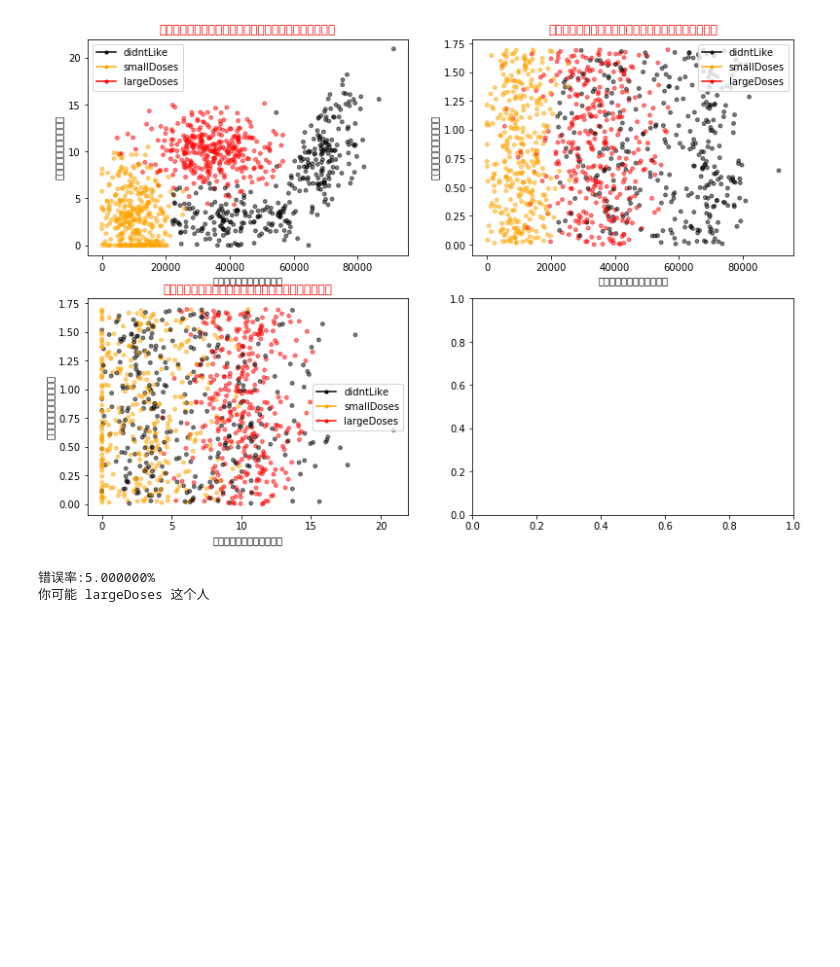
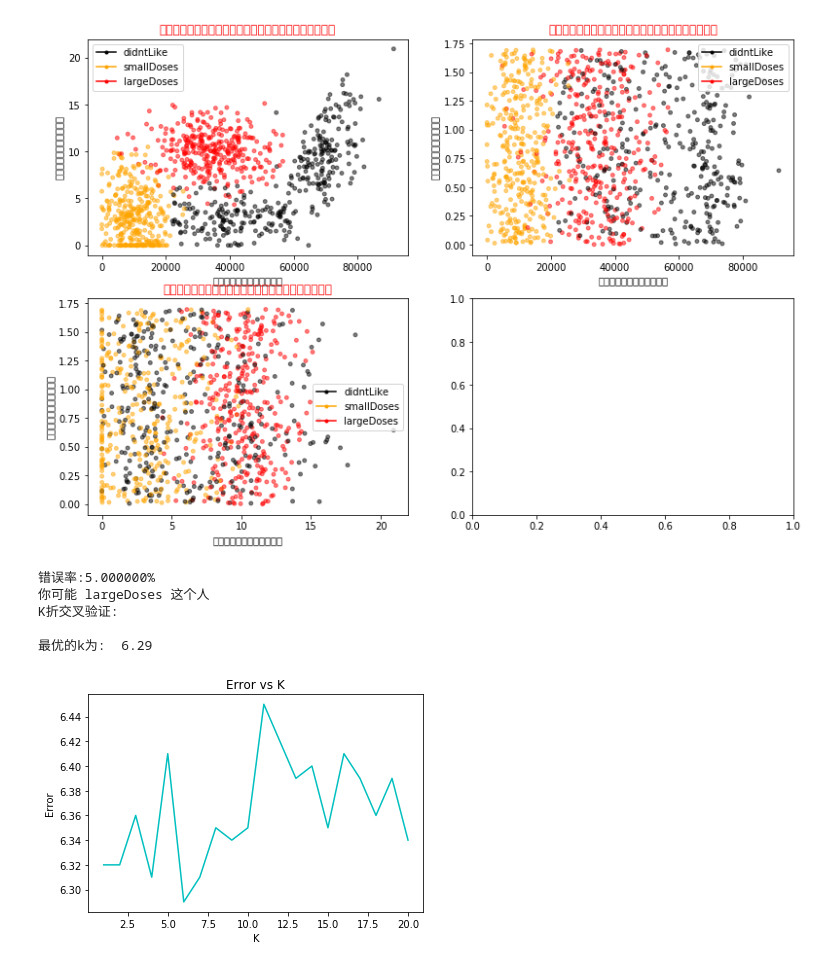
Before and after one commit to gbyy422990/machine_learning_code_with_python, a Jupyter notebook: KNN/KNN.ipynb, the cells around one changed output. Cells and saved outputs as stored; diff of their text form; code cells hidden in the pictures; blank space fills up the shorter version.

Commit message:
add k-fold valid

```diff
--- a/KNN/KNN.ipynb
+++ b/KNN/KNN.ipynb
@@ -194,17 +252,35 @@ def predict(dataPath, dataTest):
 # %%
 if __name__ == '__main__':
     dataPath = './data/datingTestSet.txt'
     #这里我们选择k为5，即前五个然后投票，最好是采用交叉验证的方式获得最优的k
     k = 5
 
     #可视化训练数据
     showData(datingDataMat, datingLabels)
     #选取10%作为验证集，来测试分类器的性能
     testKNN(dataPath, k)
     #inference用
     dataTest = [28782, 6.593803, 0.187108]
     predict(dataPath, dataTest)
+
+    #交叉验证
+    errors = []
+    for i in range(20):
+        error = crossValidate(dataPath,k=i+1)
+        errors.append(error)
+
+    print("K折交叉验证: \n")
+    print("最优的k为: ", min(errors))
+    xs = np.arange(len(errors)) + 1
+    plt.plot(xs,errors,color='c')
+    plt.xlabel('K')
+    plt.ylabel('Error')
+    plt.title('Error vs K')
 # %% [output]
 [figure]
 错误率:5.000000%
 你可能 largeDoses 这个人
+K折交叉验证:
+
+最优的k为:  6.29
+[figure, added]
```
Also changed, not shown: parts of 2 cells of this notebook.
